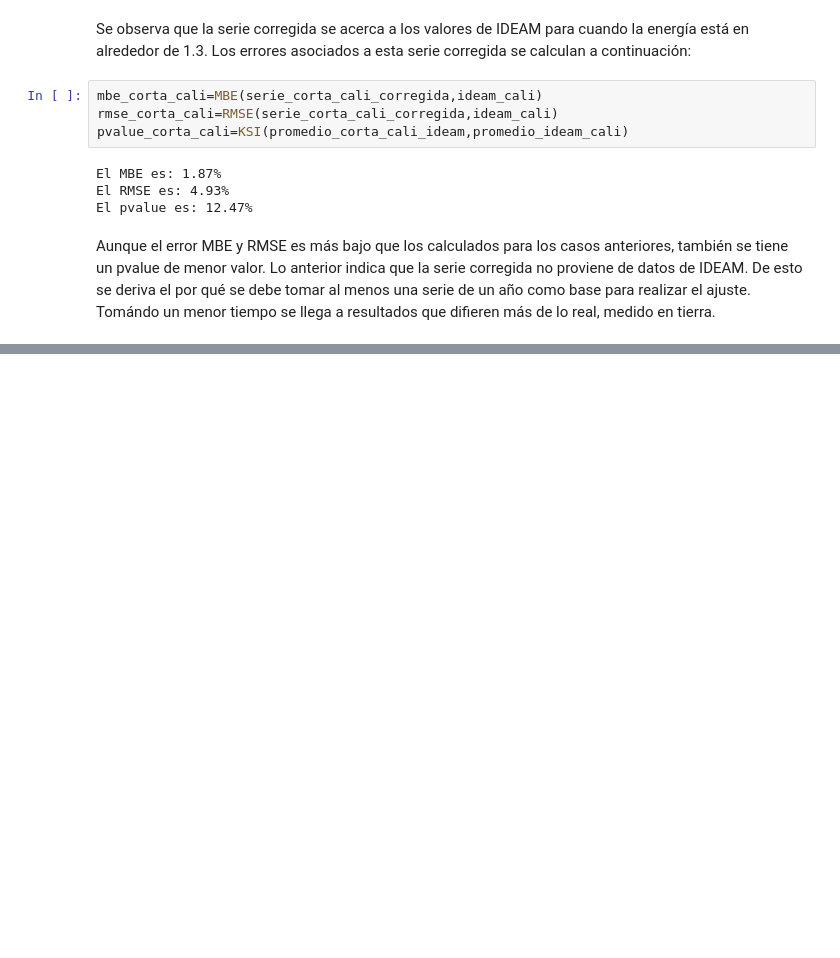
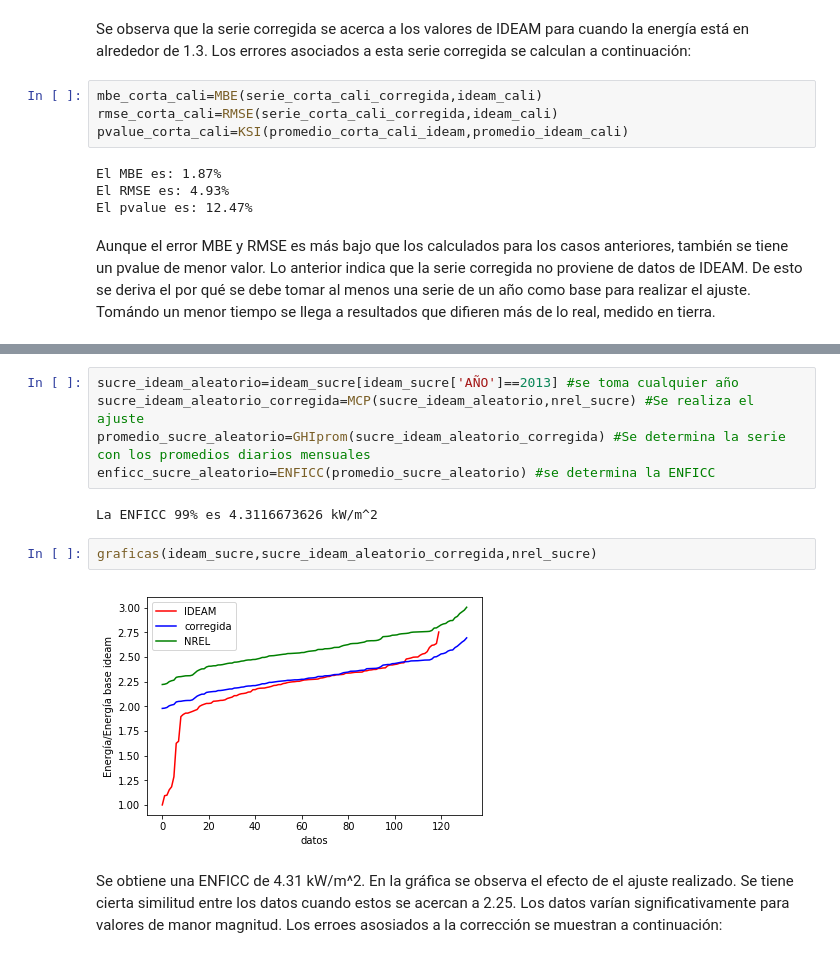
Before and after one commit to nvalencia/Herramientas-Computacionales-IMEC3602, a Jupyter notebook: Talleres/Taller 1/Taller 1.ipynb, the cells around one changed output, grey strips where cells are left out. Cells and saved outputs as stored; diff of their text form; blank space fills up the shorter version.

```diff
--- a/Talleres/Taller 1/Taller 1.ipynb
+++ b/Talleres/Taller 1/Taller 1.ipynb
@@ -374,0 +389,13 @@ Aunque el error MBE y RMSE es más bajo que los calculados para los casos anteri
+# %%
+sucre_ideam_aleatorio=ideam_sucre[ideam_sucre['AÑO']==2013] #se toma cualquier año
+sucre_ideam_aleatorio_corregida=MCP(sucre_ideam_aleatorio,nrel_sucre) #Se realiza el ajuste
+promedio_sucre_aleatorio=GHIprom(sucre_ideam_aleatorio_corregida) #Se determina la serie con los promedios diarios mensuales
+enficc_sucre_aleatorio=ENFICC(promedio_sucre_aleatorio) #se determina la ENFICC
+# %% [output]
+La ENFICC 99% es 4.3116673626 kW/m^2
+# %%
+graficas(ideam_sucre,sucre_ideam_aleatorio_corregida,nrel_sucre)
+# %% [output]
+[figure, added]
+# %% [markdown]
+Se obtiene una ENFICC de 4.31 kW/m^2. En la gráfica se observa el efecto de el ajuste realizado. Se tiene cierta similitud entre los datos cuando estos se acercan a 2.25. Los datos varían significativamente para valores de manor magnitud. Los erroes asosiados a la corrección se muestran a continuación:
```
Also changed, not shown: parts of 53 cells of this notebook, 3 other files.
